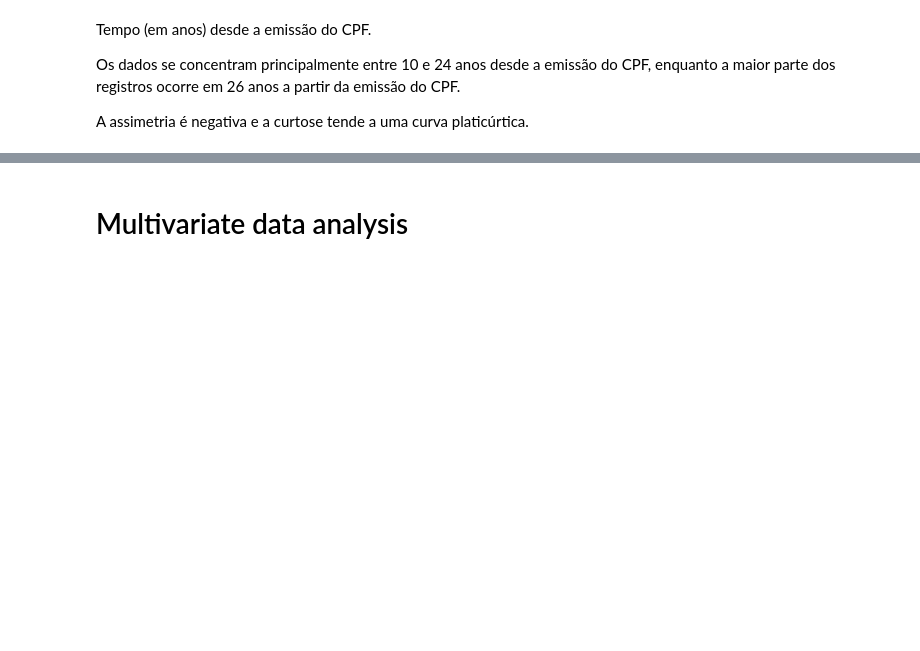
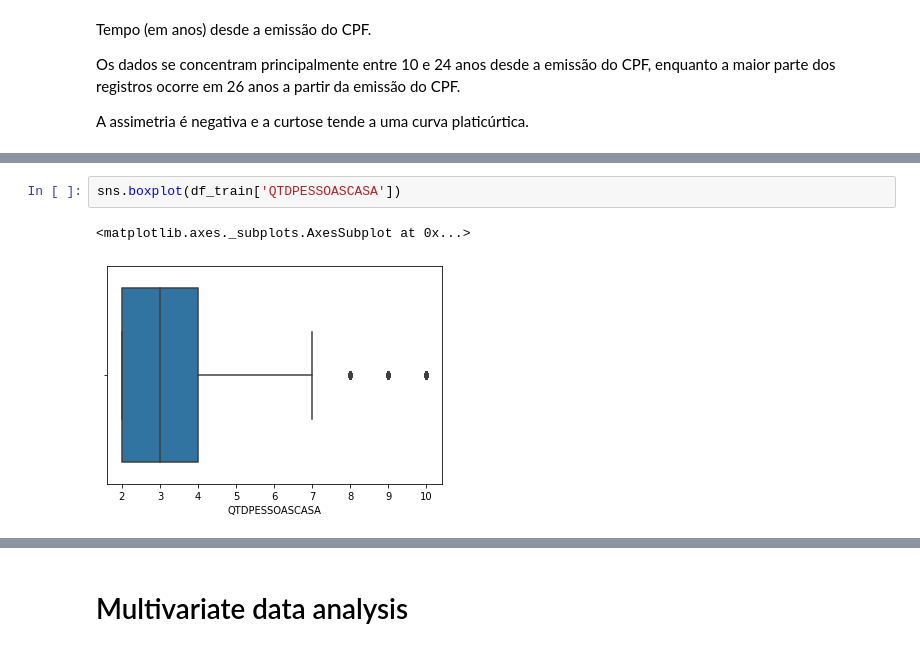
Before and after one commit to ednakatani/Data-Science, a Jupyter notebook: DS_project.ipynb, the cells around one changed output, grey strips where cells are left out. Saved outputs shown, nothing was run; the diff lists cells and outputs as text; blank space fills up the shorter version.

```diff
--- a/DS_project.ipynb
+++ b/DS_project.ipynb
@@ -156,0 +221,5 @@ A assimetria é negativa e a curtose tende a uma curva platicúrtica.
+# %%
+sns.boxplot(df_train['QTDPESSOASCASA'])
+# %% [output]
+<matplotlib.axes._subplots.AxesSubplot at 0x...>
+[figure, added]
```
Also changed, not shown: parts of 64 cells of this notebook, 1 other file.
